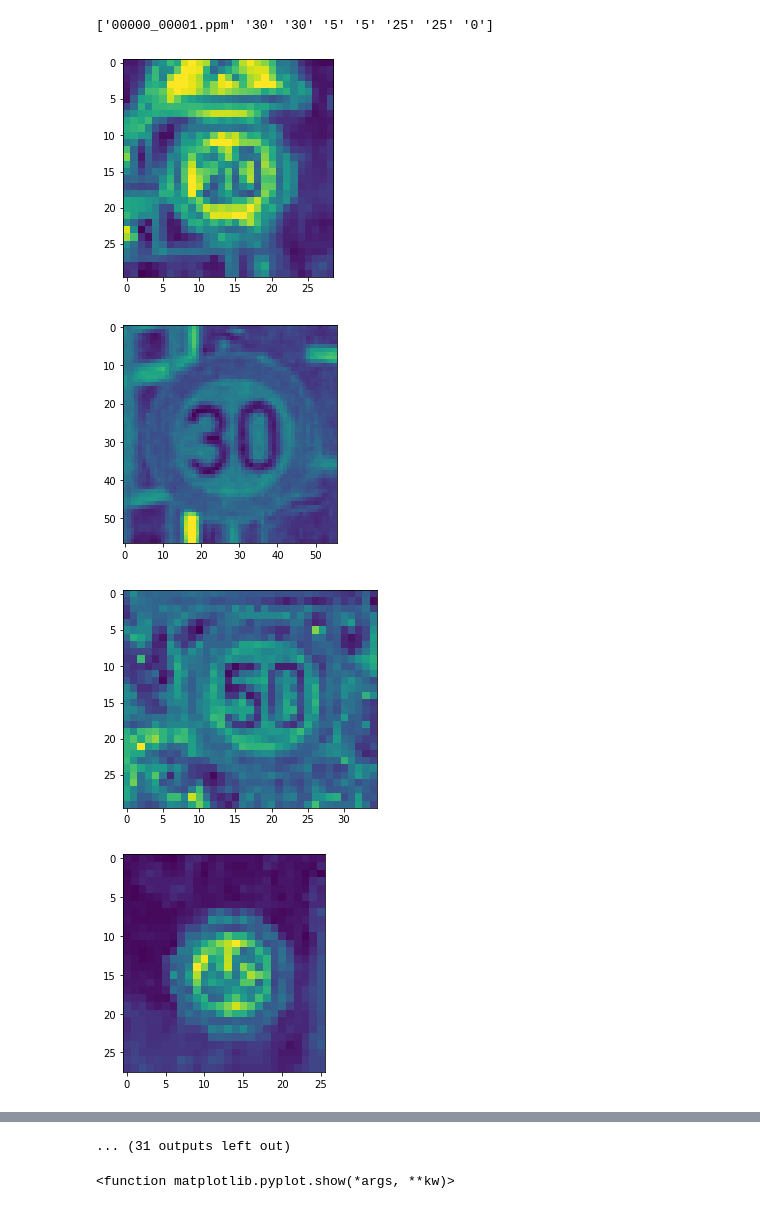
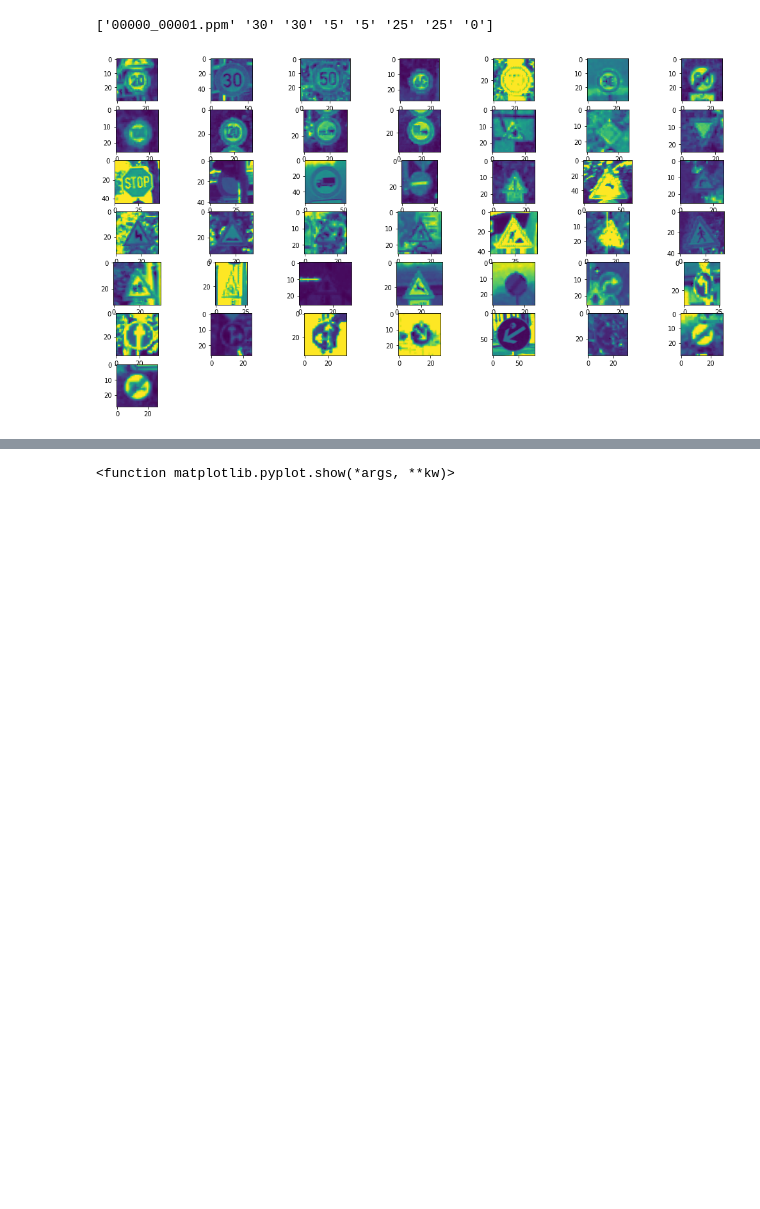
Before and after one commit to Sixaxis9/Embedded-neural-net-traffic-sign-recognition, a Jupyter notebook: CNN_Training.ipynb, the cells around one changed output, grey strips where cells are left out. Saved outputs shown, nothing was run; the diff lists cells and outputs as text; code cells hidden in the pictures; blank space fills up the shorter version.

```diff
--- a/CNN_Training.ipynb
+++ b/CNN_Training.ipynb
@@ -22,14 +24,14 @@ import h5py
 # %% [markdown]
 ## Load data from German traffic sign database
 # %%
-main_folder_path = "./German traffic sign dataset"
+main_folder_path = "./German traffic sign dataset" + "/GTSRB_Training" + "/"
 
 csv_content = [] # One numpy array per folder
                  # Each numpy array x: image y: proprierties
 
 # Iterate over all subfolders to read the CSV file of each class
 for i in range(43):
-    train_dataset_path = main_folder_path + "/GTSRB_Training" + "/" + "{:05.0f}".format(i) + "/"
+    train_dataset_path = main_folder_path + "{:05.0f}".format(i) + "/"
     f_name = train_dataset_path + "GT-" + "{:05.0f}".format(i) + ".csv"
     csv_content.append(np.genfromtxt(f_name, delimiter=';', skip_header=1, dtype=str))
 print(csv_content[0][1,:])
@@ -44,7 +46,7 @@ labels = np.empty(0)
 
 for i in range(43):
     image_class = []
-    train_dataset_path = main_folder_path + "/GTSRB_Training" + '/' + "{:05.0f}".format(i) + '/'
+    train_dataset_path = main_folder_path + "{:05.0f}".format(i) + '/'
     for label_name in enumerate(csv_content[i][:,0]):
         image_class.append(imread(train_dataset_path + label_name[1])[:,:,0]) # Adding image
         labels = np.append(labels, i) # Appending image class based on folder
@@ -52,11 +54,15 @@ for i in range(43):
     image.append(image_class)
 # %%
 # Print the first image in every class
-for i in image:
-    plt.imshow(i[0])
-    plt.show()
+import matplotlib.gridspec as gridspec
+
+fig = plt.figure(figsize=(18, 10))
+gs = gridspec.GridSpec(nrows=7, ncols=7)
+
+for i in enumerate(image):
+    ax0 = fig.add_subplot(gs[i[0]//7, i[0]%7])
+    ax0.imshow(i[1][0])
+
+plt.show()
 # %% [output]
-[figure, old version]
+[figure, new version]
-[figure, removed]
-[figure, removed]
-[figure, removed]
@@ -71,4 +69,3 @@ for i in image:
-... (31 outputs left out)
 # %%
 # Histogram of class population
 plt.hist(labels, len(image))
```
Also changed, not shown: parts of 19 cells of this notebook, 6 other files.
